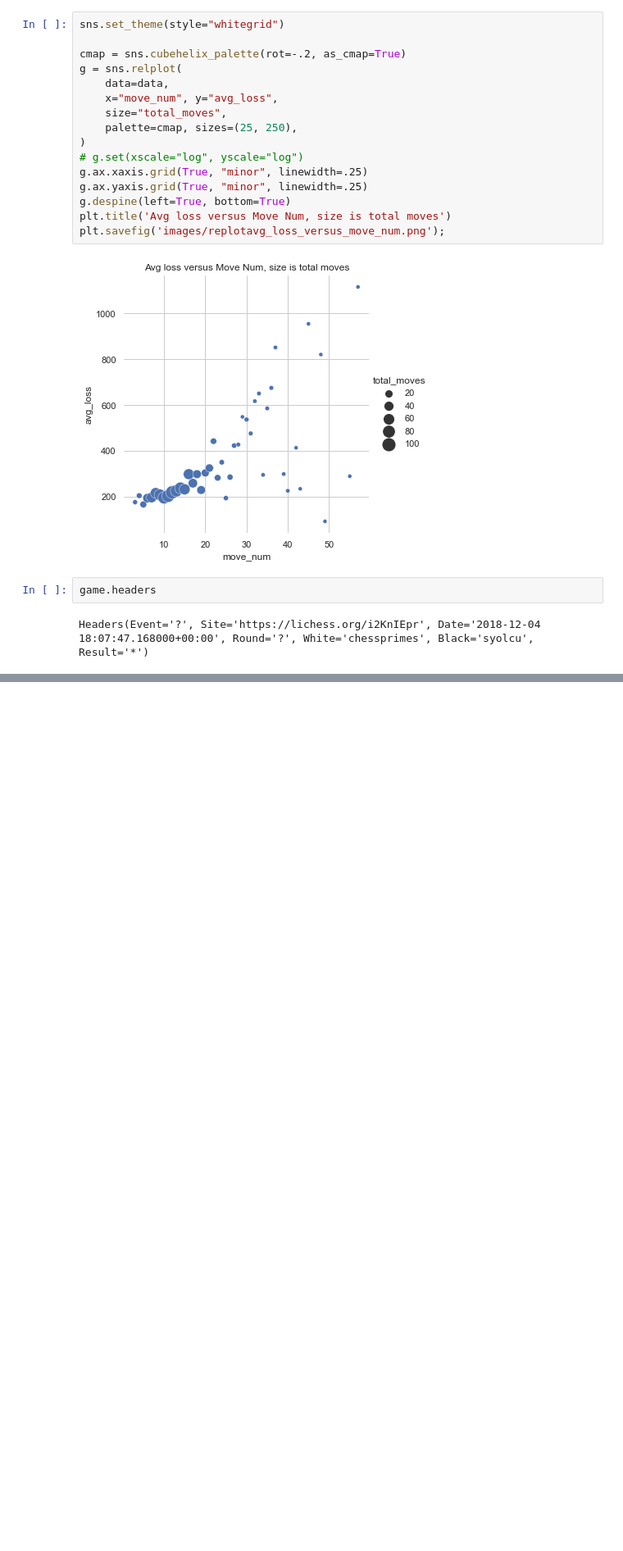
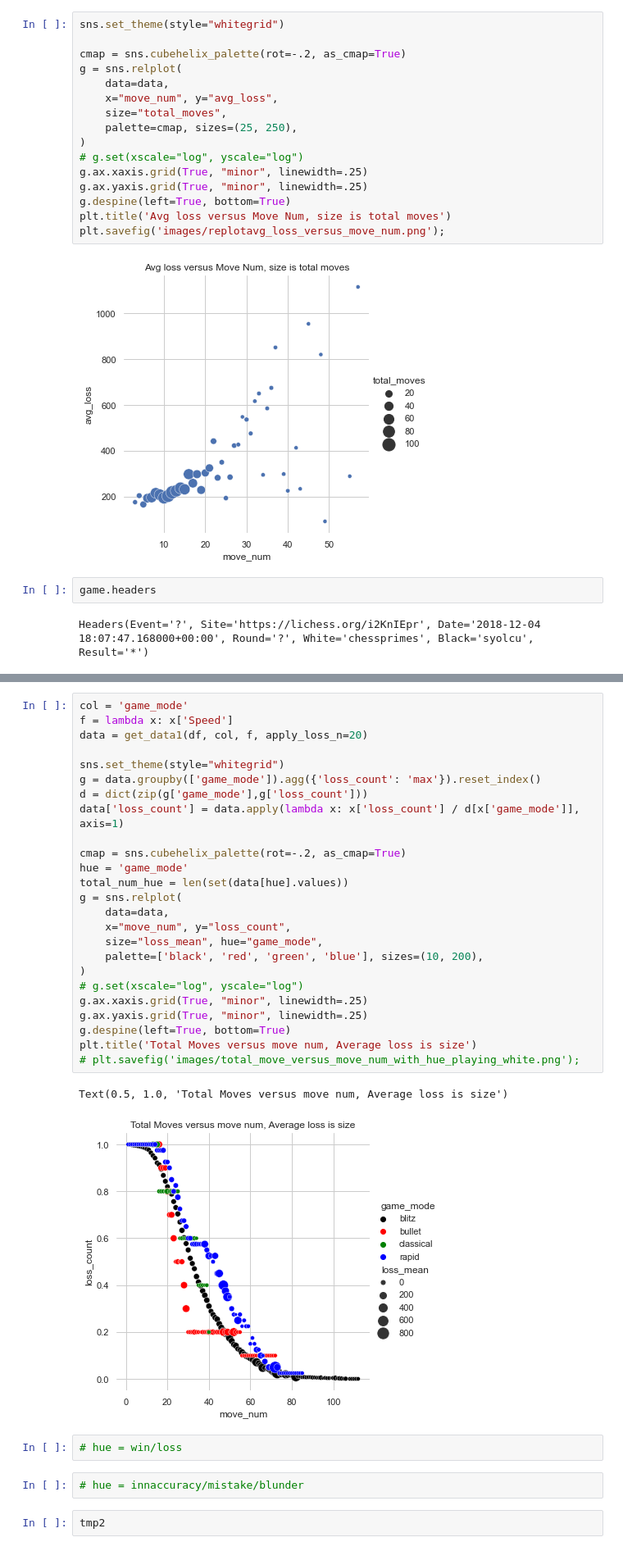
Before and after one commit to kennethgoodman/lichess_own_games_analysis, a Jupyter notebook: chessprimes_analysis.ipynb, the cells around one changed output, grey strips where cells are left out. Shown: that part at 82% size. Drawn from its saved outputs; the diff is of its cells as text; blank space fills up the shorter version.

```diff
--- a/chessprimes_analysis.ipynb
+++ b/chessprimes_analysis.ipynb
@@ -212,0 +432,34 @@ plt.savefig('images/blundering_mate.png');
+# %%
+col = 'game_mode'
+f = lambda x: x['Speed']
+data = get_data1(df, col, f, apply_loss_n=20)
+
+sns.set_theme(style="whitegrid")
+g = data.groupby(['game_mode']).agg({'loss_count': 'max'}).reset_index()
+d = dict(zip(g['game_mode'],g['loss_count']))
+data['loss_count'] = data.apply(lambda x: x['loss_count'] / d[x['game_mode']], axis=1)
+
+cmap = sns.cubehelix_palette(rot=-.2, as_cmap=True)
+hue = 'game_mode'
+total_num_hue = len(set(data[hue].values))
+g = sns.relplot(
+    data=data,
+    x="move_num", y="loss_count",
+    size="loss_mean", hue="game_mode",
+    palette=['black', 'red', 'green', 'blue'], sizes=(10, 200),
+)
+# g.set(xscale="log", yscale="log")
+g.ax.xaxis.grid(True, "minor", linewidth=.25)
+g.ax.yaxis.grid(True, "minor", linewidth=.25)
+g.despine(left=True, bottom=True)
+plt.title('Total Moves versus move num, Average loss is size')
+# plt.savefig('images/total_move_versus_move_num_with_hue_playing_white.png');
+# %% [output]
+Text(0.5, 1.0, 'Total Moves versus move num, Average loss is size')
+[figure, added]
+# %%
+# hue = win/loss
+# %%
+# hue = innaccuracy/mistake/blunder
+# %%
+tmp2
```
Also changed, not shown: parts of 27 cells of this notebook, 3 other files.
